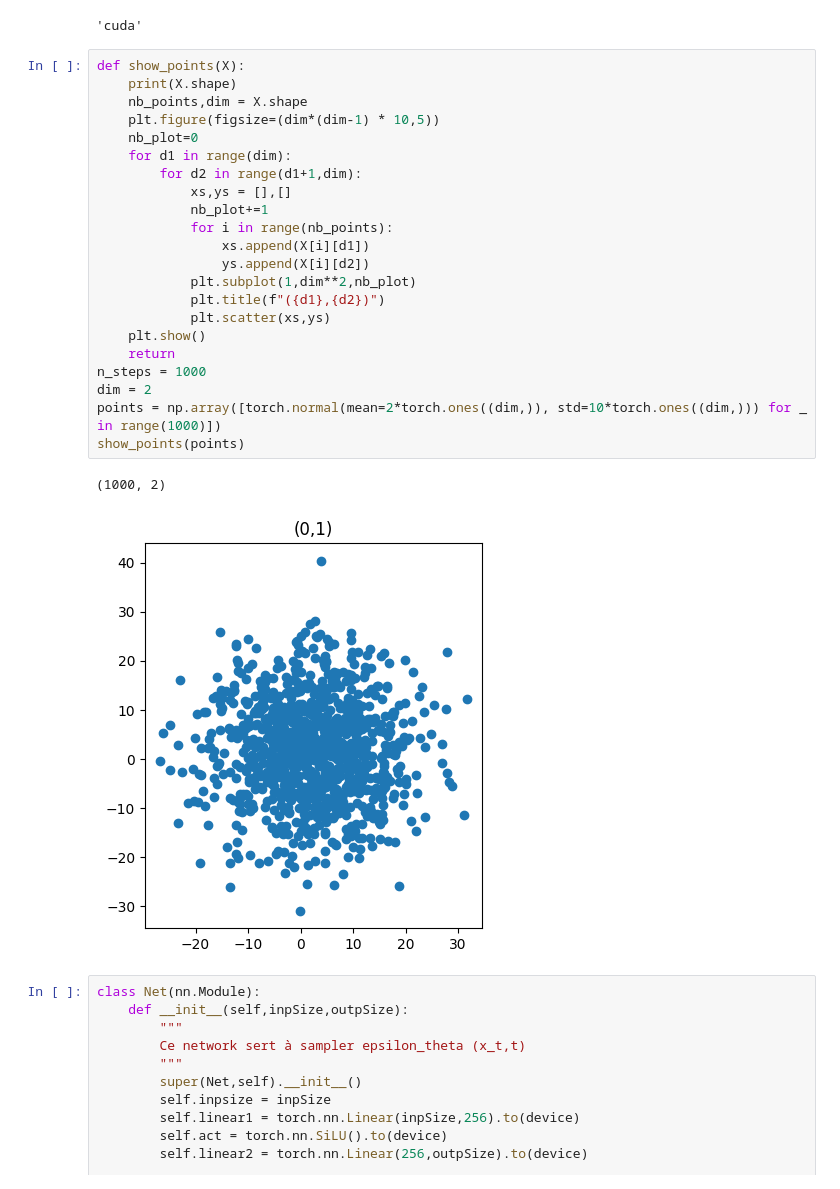
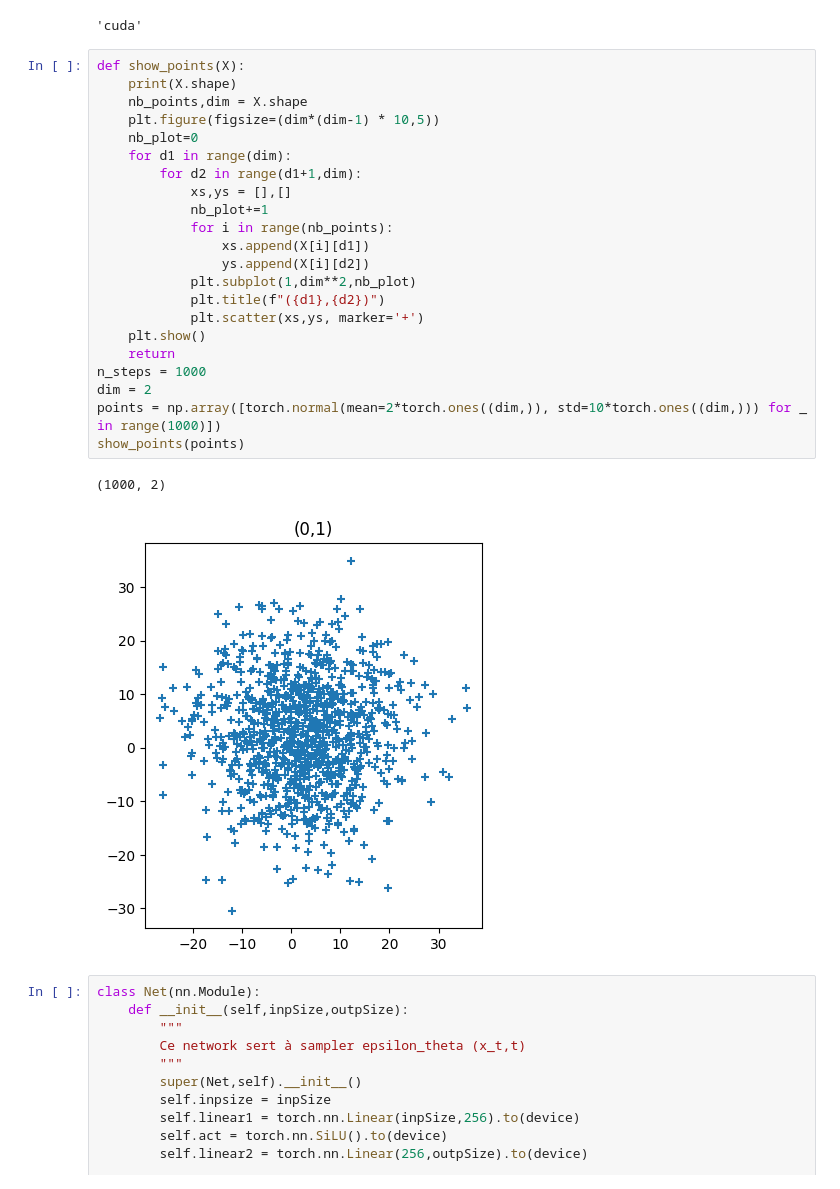
Before and after one commit to greglcr/Diffusion-ML_for_Physics, a Jupyter notebook: Gaussian.ipynb, the cells around one changed output. Drawn from its saved outputs; the diff is of its cells as text.

```diff
--- a/Gaussian.ipynb
+++ b/Gaussian.ipynb
@@ -90,28 +90,28 @@ device
 # %%
 def show_points(X):
     print(X.shape)
     nb_points,dim = X.shape
     plt.figure(figsize=(dim*(dim-1) * 10,5))
     nb_plot=0
     for d1 in range(dim):
         for d2 in range(d1+1,dim):
             xs,ys = [],[]
             nb_plot+=1
             for i in range(nb_points):
                 xs.append(X[i][d1])
                 ys.append(X[i][d2])
             plt.subplot(1,dim**2,nb_plot)
             plt.title(f"({d1},{d2})")
-            plt.scatter(xs,ys)
+            plt.scatter(xs,ys, marker='+')
     plt.show()
     return
 n_steps = 1000
 dim = 2
 points = np.array([torch.normal(mean=2*torch.ones((dim,)), std=10*torch.ones((dim,))) for _ in range(1000)])
 show_points(points)
 # %% [output]
 (1000, 2)
-[figure, old version]
+[figure, new version]
 # %%
 class Net(nn.Module):
     def __init__(self,inpSize,outpSize):
```
Also changed, not shown: parts of 11 cells of this notebook.
